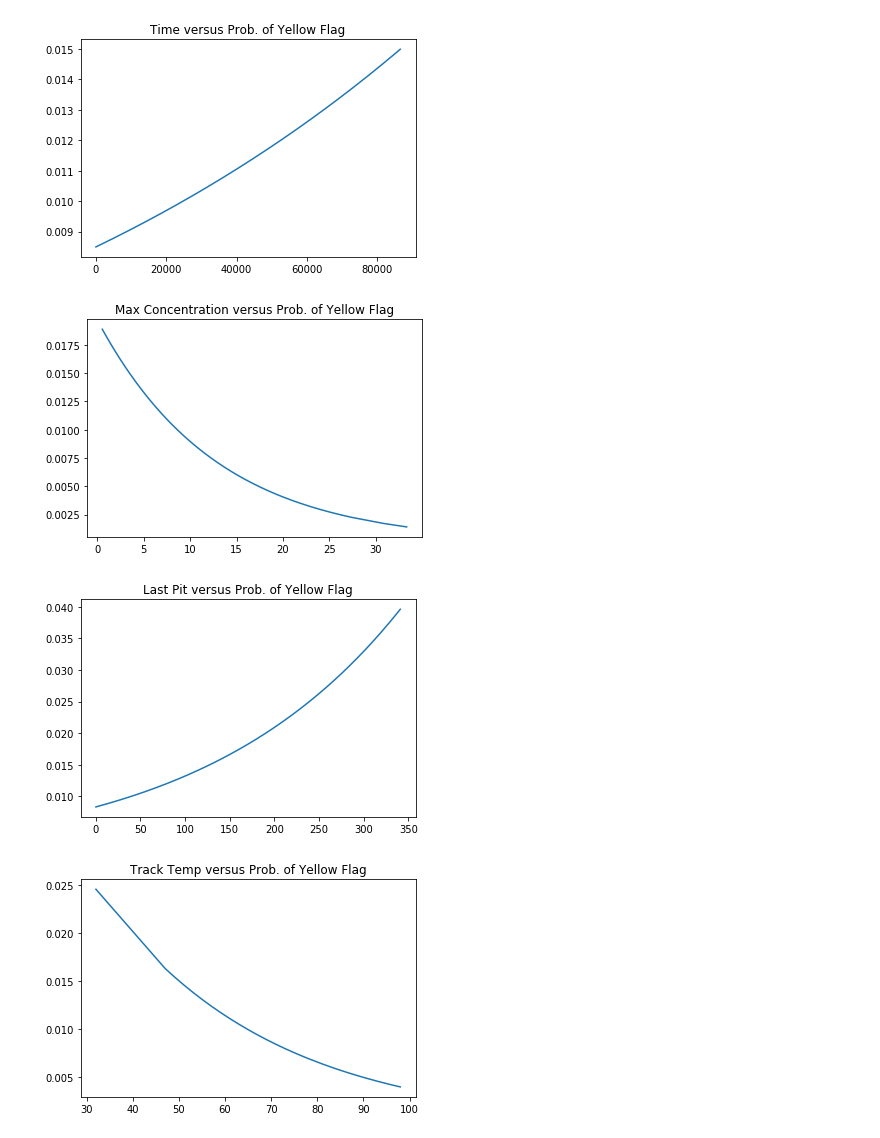
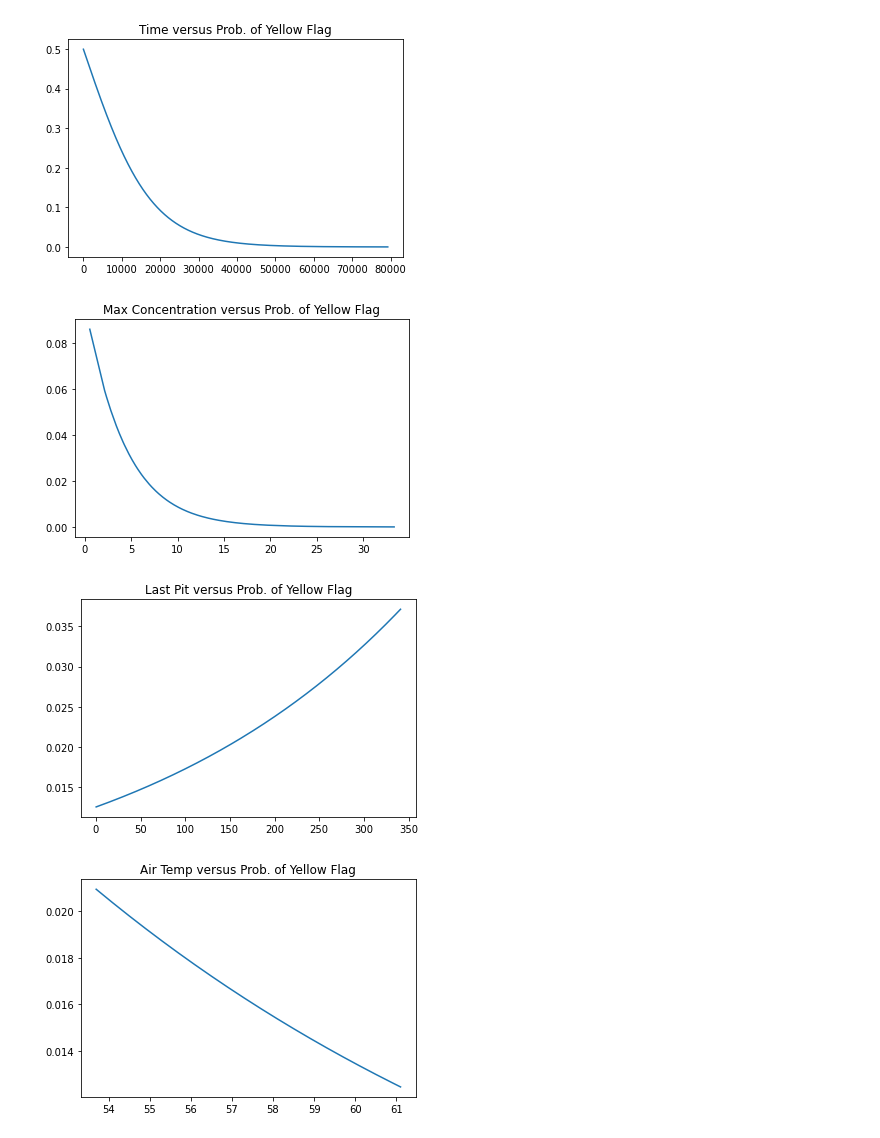
Before and after one commit to adithyashanmugam/Daytona24, a Jupyter notebook: src/Logistic.ipynb, the cells around one changed output. Saved outputs shown, nothing was run; the diff lists cells and outputs as text; code cells hidden in the pictures.

```diff
--- a/src/Logistic.ipynb
+++ b/src/Logistic.ipynb
@@ -4,31 +4,31 @@ import pandas as pd
 import matplotlib.pyplot as plt
 import numpy as np
 # %%
-df = pd.read_csv('../data/agg_all.csv')
+df = pd.read_csv('../data/2019/19_agg_data.csv')
 # %%
-for i in range(0,5):
+for i in range(0,8):
     df_copy = df.copy()
 #     if i == 3 or i == 4:
 #         df_copy = df_copy.dropna()
 
     feature = df_copy.iloc[:, i]
     label = df_copy.iloc[:, -1]
 
     z = list(zip(feature, label))
     z = sorted(z, key=lambda t: t[0])
 
     X = [t[0] for t in z]
     X = np.array(X).reshape(-1, 1)
     y = [t[1] for t in z]
 
     clf = LogisticRegression(random_state=0).fit(X, y)
     yg = clf.predict_proba(X)[:, 1]
 
     plt.title(list(df.columns.values)[i] + ' versus Prob. of Yellow Flag')
     plt.plot(X, yg)
     plt.show()
 # %% [output]
-[figure, old version]
+[figure, new version]
-[figure, old version]
+[figure, new version]
-[figure, old version]
+[figure, new version]
-[figure, old version]
+[figure, new version]
```
Also changed, not shown: parts of 1 cell of this notebook, 6 other files.
